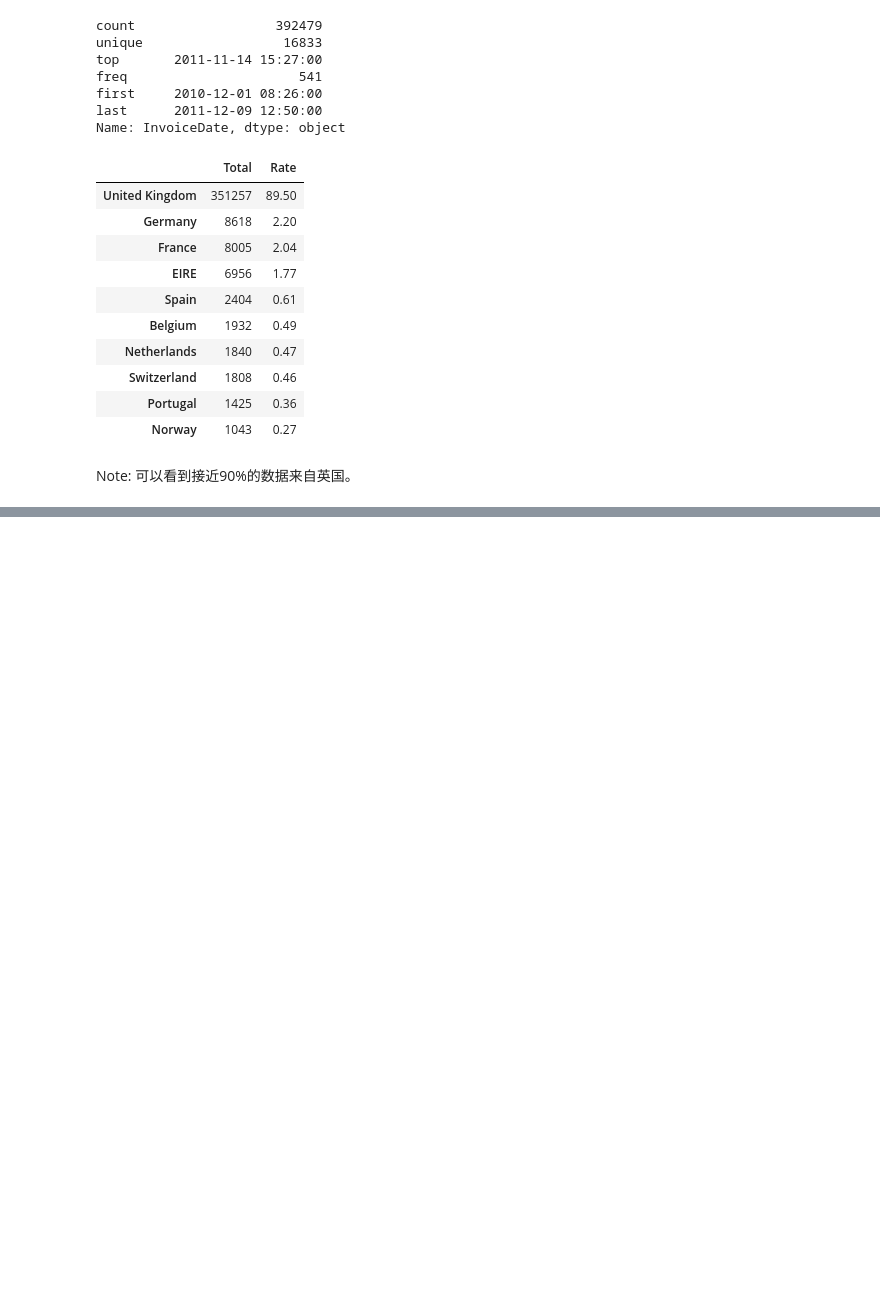
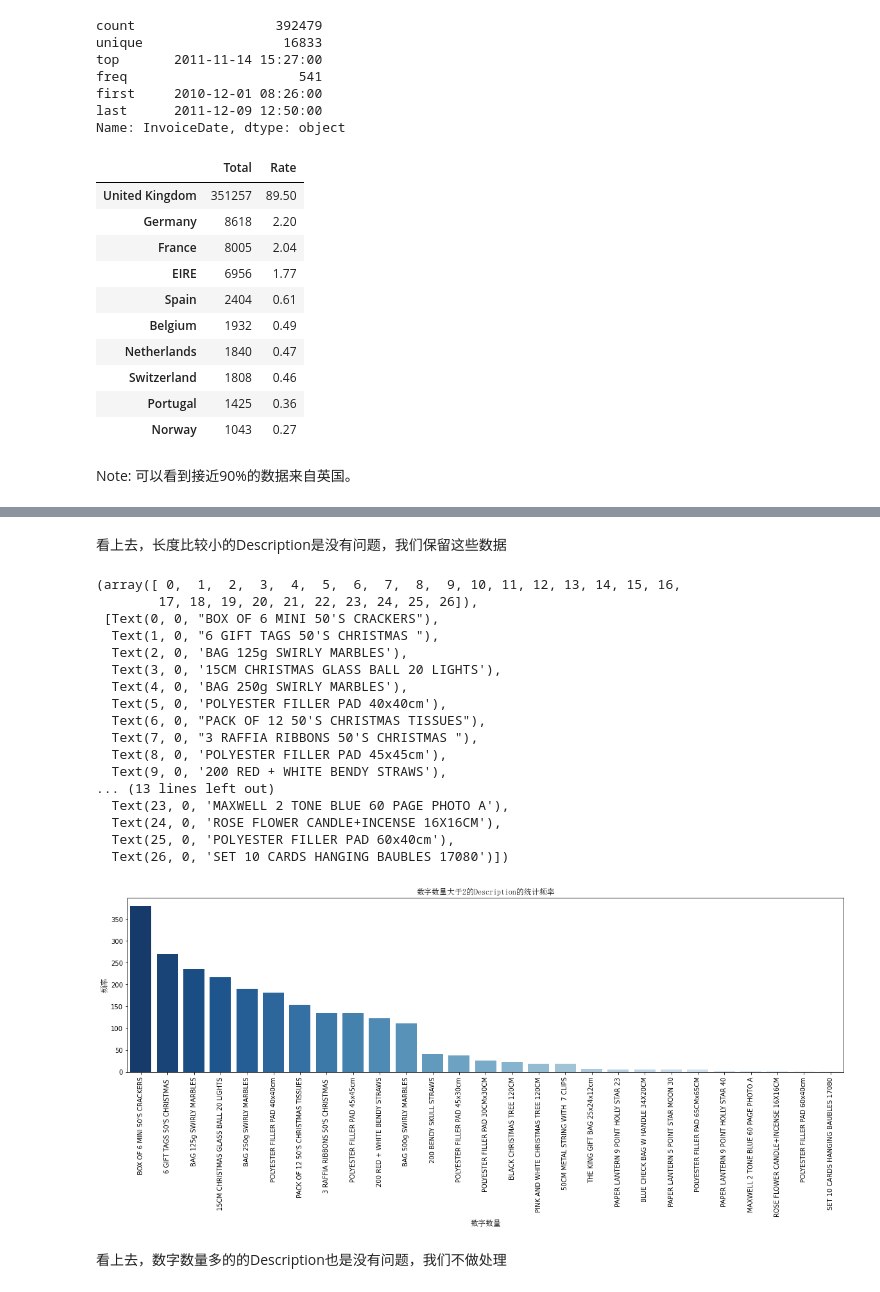
Before and after one commit to skr-95/E_Commerce_Sales_Forecast_Project, a Jupyter notebook: bin/Step1_Preparation.ipynb, the cells around one changed output, grey strips where cells are left out. Drawn from its saved outputs; the diff is of its cells as text; code cells hidden in the pictures; blank space fills up the shorter version.

```diff
--- a/bin/Step1_Preparation.ipynb
+++ b/bin/Step1_Preparation.ipynb
@@ -358,0 +446,32 @@ df_cleaned
+# %% [markdown]
+看上去，长度比较小的Description是没有问题，我们保留这些数据
+# %%
+plt.figure(figsize=(20,5))
+description_digit = df_cleaned[df_cleaned["Description"].apply(lambda l: sum(1 for c in l if c.isdigit()) in [3,4,5,6,7])].Description.value_counts().sort_values(ascending=False)
+
+sns.barplot(description_digit.index, description_digit.values, palette="Blues_r")
+plt.ylabel("频率", fontproperties=font_set)
+plt.xlabel("数字数量", fontproperties=font_set)
+plt.title("数字数量大于2的Description的统计频率", fontproperties=font_set)
+plt.xticks(rotation=90)
+# %% [output]
+(array([ 0,  1,  2,  3,  4,  5,  6,  7,  8,  9, 10, 11, 12, 13, 14, 15, 16,
+        17, 18, 19, 20, 21, 22, 23, 24, 25, 26]),
+ [Text(0, 0, "BOX OF 6 MINI 50'S CRACKERS"),
+  Text(1, 0, "6 GIFT TAGS 50'S CHRISTMAS "),
+  Text(2, 0, 'BAG 125g SWIRLY MARBLES'),
+  Text(3, 0, '15CM CHRISTMAS GLASS BALL 20 LIGHTS'),
+  Text(4, 0, 'BAG 250g SWIRLY MARBLES'),
+  Text(5, 0, 'POLYESTER FILLER PAD 40x40cm'),
+  Text(6, 0, "PACK OF 12 50'S CHRISTMAS TISSUES"),
+  Text(7, 0, "3 RAFFIA RIBBONS 50'S CHRISTMAS "),
+  Text(8, 0, 'POLYESTER FILLER PAD 45x45cm'),
+  Text(9, 0, '200 RED + WHITE BENDY STRAWS'),
+... (13 lines left out)
+  Text(23, 0, 'MAXWELL 2 TONE BLUE 60 PAGE PHOTO A'),
+  Text(24, 0, 'ROSE FLOWER CANDLE+INCENSE 16X16CM'),
+  Text(25, 0, 'POLYESTER FILLER PAD 60x40cm'),
+  Text(26, 0, 'SET 10 CARDS HANGING BAUBLES 17080')])
+[figure, added]
+# %% [markdown]
+看上去，数字数量多的的Description也是没有问题，我们不做处理
```
Also changed, not shown: parts of 15 cells of this notebook, 1 other file.
